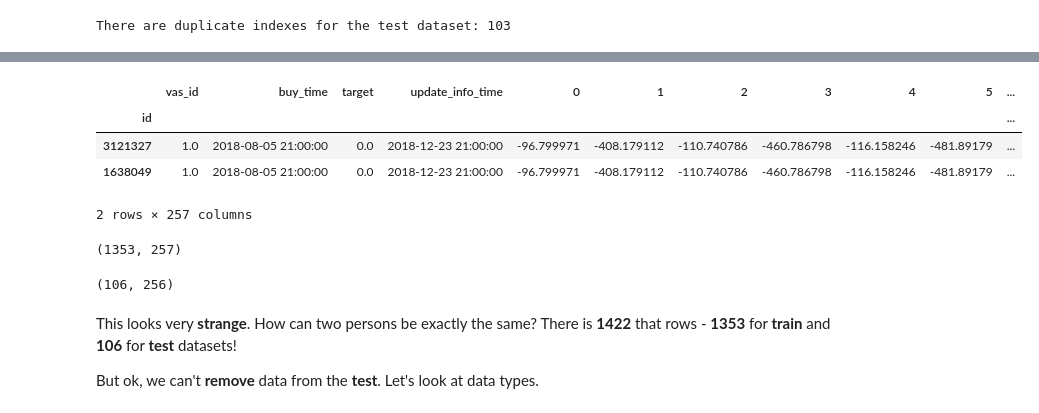
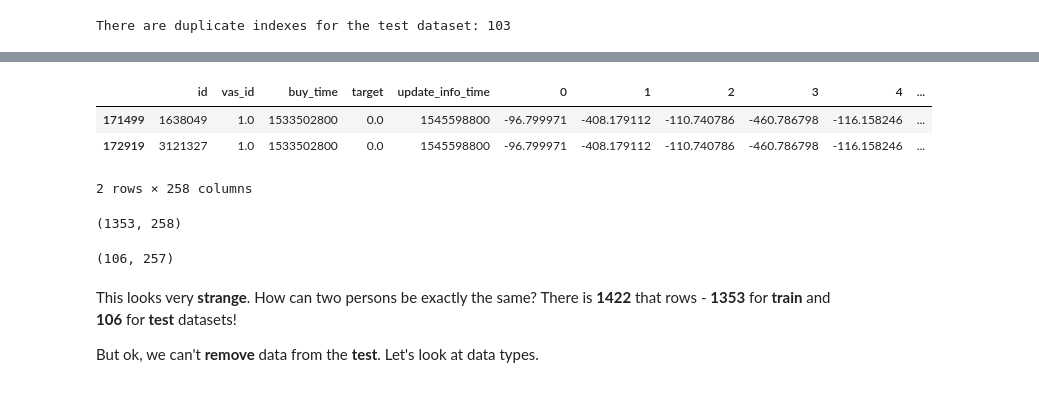
Before and after one commit to hildar/RecSys-Megafon, a Jupyter notebook: Train.ipynb, the cells around one changed output, grey strips where cells are left out. Saved outputs shown, nothing was run; the diff lists cells and outputs as text; code cells hidden in the pictures.

```diff
--- a/Train.ipynb
+++ b/Train.ipynb
@@ -503,20 +513,19 @@ f_duplicated.head(3)
 3 rows × 254 columns
 # %%
-train.loc[[3121327, 1638049], :]
+train[train['id'].isin([3121327, 1638049])]
 # %% [output]
-|  | vas_id | buy_time | target | update_info_time | 0 | 1 | 2 | 3 | 4 | 5 | ... |
-| id |  |  |  |  |  |  |  |  |  |  | ... |
-| 3121327 | 1.0 | 2018-08-05 21:00:00 | 0.0 | 2018-12-23 21:00:00 | -96.799971 | -408.179112 | -110.740786 | -460.786798 | -116.158246 | -481.89179 | ... |
-| 1638049 | 1.0 | 2018-08-05 21:00:00 | 0.0 | 2018-12-23 21:00:00 | -96.799971 | -408.179112 | -110.740786 | -460.786798 | -116.158246 | -481.89179 | ... |
+|  | id | vas_id | buy_time | target | update_info_time | 0 | 1 | 2 | 3 | 4 | ... |
+| 171499 | 1638049 | 1.0 | 1533502800 | 0.0 | 1545598800 | -96.799971 | -408.179112 | -110.740786 | -460.786798 | -116.158246 | ... |
+| 172919 | 3121327 | 1.0 | 1533502800 | 0.0 | 1545598800 | -96.799971 | -408.179112 | -110.740786 | -460.786798 | -116.158246 | ... |
-2 rows × 257 columns
+2 rows × 258 columns
 # %%
-train.loc[list(f_dupl_ids.intersection(train_ids)), :].shape
+train[train['id'].isin(list(f_dupl_ids.intersection(train_ids)))].shape
 # %% [output]
-(1353, 257)
+(1353, 258)
 # %%
-test.loc[list(f_dupl_ids.intersection(test_ids)), :].shape
+test[test['id'].isin(list(f_dupl_ids.intersection(test_ids)))].shape
 # %% [output]
-(106, 256)
+(106, 257)
 # %% [markdown]
 This looks very **strange**. How can two persons be exactly the same? There is **1422** that rows - **1353** for **train** and **106** for **test** datasets!
 
```
Also changed, not shown: parts of 21 cells of this notebook.
